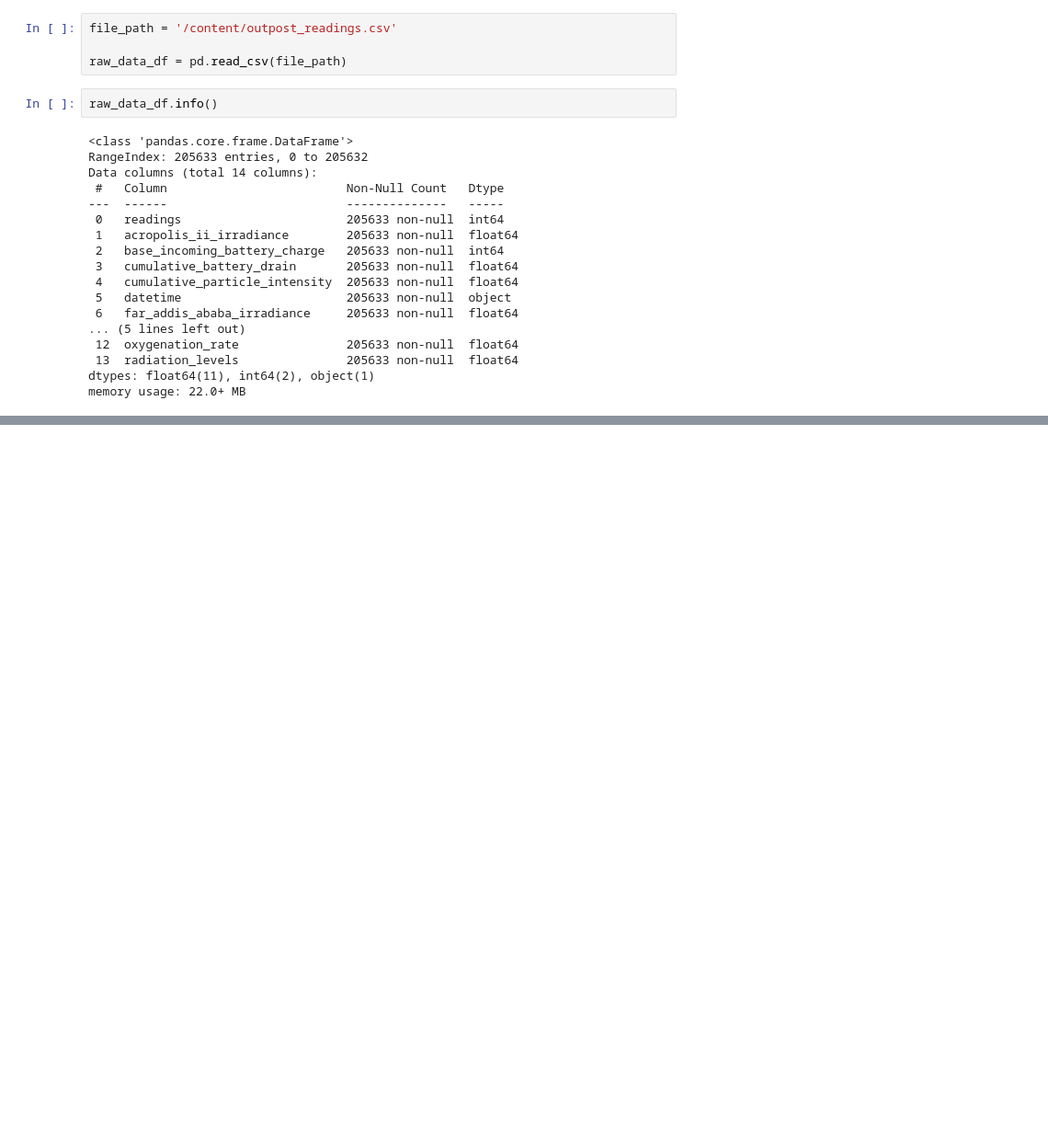
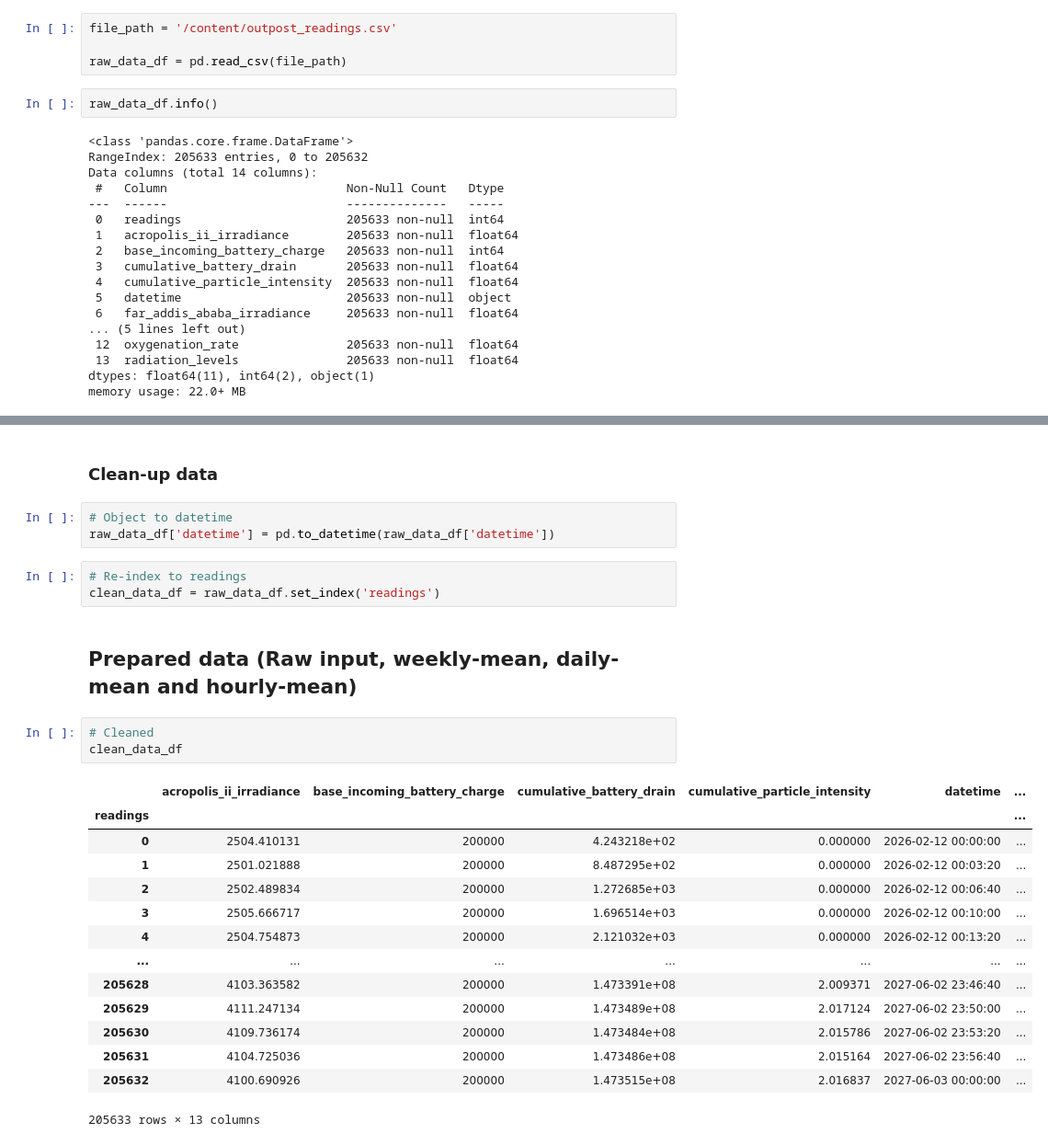
Before and after one commit to bmmerss/acropolis2, a Jupyter notebook: Acropolis_2_.ipynb, the cells around one changed output, grey strips where cells are left out. Shown at 92% size. Cells and saved outputs as stored; diff of their text form; blank space fills up the shorter version.

```diff
--- a/Acropolis_2_.ipynb
+++ b/Acropolis_2_.ipynb
@@ -33,0 +46,28 @@ memory usage: 22.0+ MB
+# %% [markdown]
+### Clean-up data
+# %%
+# Object to datetime
+raw_data_df['datetime'] = pd.to_datetime(raw_data_df['datetime'])
+# %%
+# Re-index to readings
+clean_data_df = raw_data_df.set_index('readings')
+# %% [markdown]
+## Prepared data (Raw input, weekly-mean, daily-mean and hourly-mean)
+# %%
+# Cleaned
+clean_data_df
+# %% [output]
+|  | acropolis_ii_irradiance | base_incoming_battery_charge | cumulative_battery_drain | cumulative_particle_intensity | datetime | ... |
+| readings |  |  |  |  |  | ... |
+| 0 | 2504.410131 | 200000 | 4.243218e+02 | 0.000000 | 2026-02-12 00:00:00 | ... |
+| 1 | 2501.021888 | 200000 | 8.487295e+02 | 0.000000 | 2026-02-12 00:03:20 | ... |
+| 2 | 2502.489834 | 200000 | 1.272685e+03 | 0.000000 | 2026-02-12 00:06:40 | ... |
+| 3 | 2505.666717 | 200000 | 1.696514e+03 | 0.000000 | 2026-02-12 00:10:00 | ... |
+| 4 | 2504.754873 | 200000 | 2.121032e+03 | 0.000000 | 2026-02-12 00:13:20 | ... |
+| ... | ... | ... | ... | ... | ... | ... |
+| 205628 | 4103.363582 | 200000 | 1.473391e+08 | 2.009371 | 2027-06-02 23:46:40 | ... |
+| 205629 | 4111.247134 | 200000 | 1.473489e+08 | 2.017124 | 2027-06-02 23:50:00 | ... |
+| 205630 | 4109.736174 | 200000 | 1.473484e+08 | 2.015786 | 2027-06-02 23:53:20 | ... |
+| 205631 | 4104.725036 | 200000 | 1.473486e+08 | 2.015164 | 2027-06-02 23:56:40 | ... |
+| 205632 | 4100.690926 | 200000 | 1.473515e+08 | 2.016837 | 2027-06-03 00:00:00 | ... |
+205633 rows × 13 columns
```
Also changed, not shown: parts of 16 cells of this notebook.
